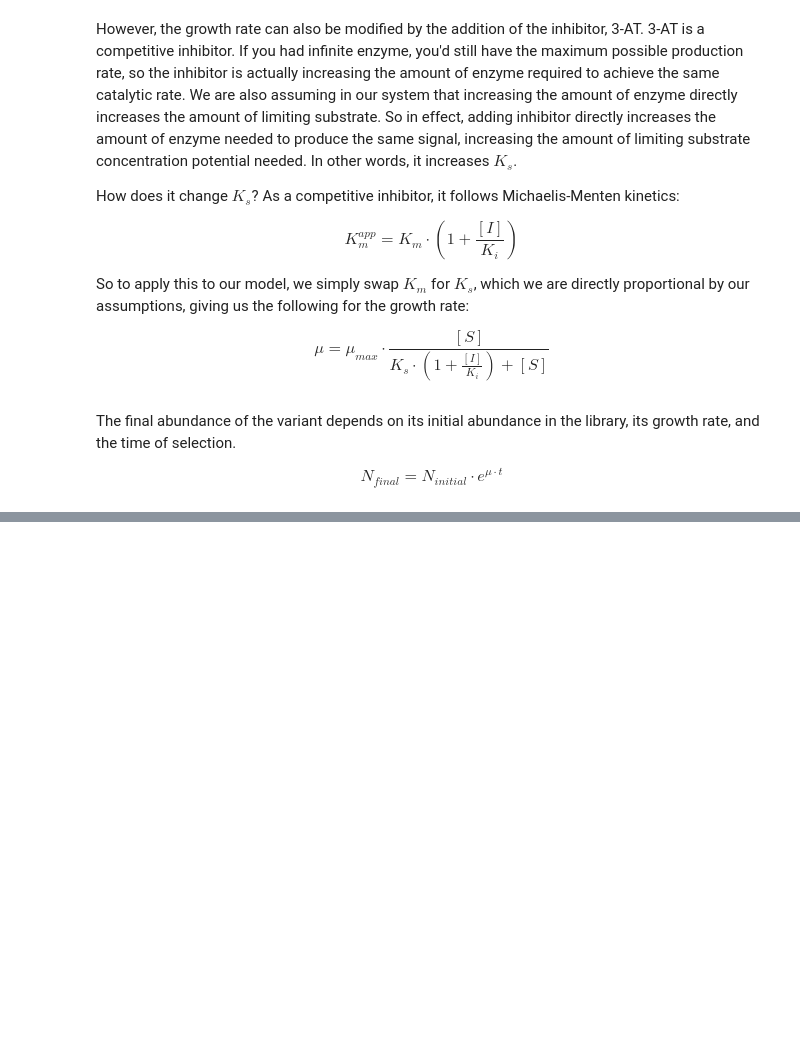
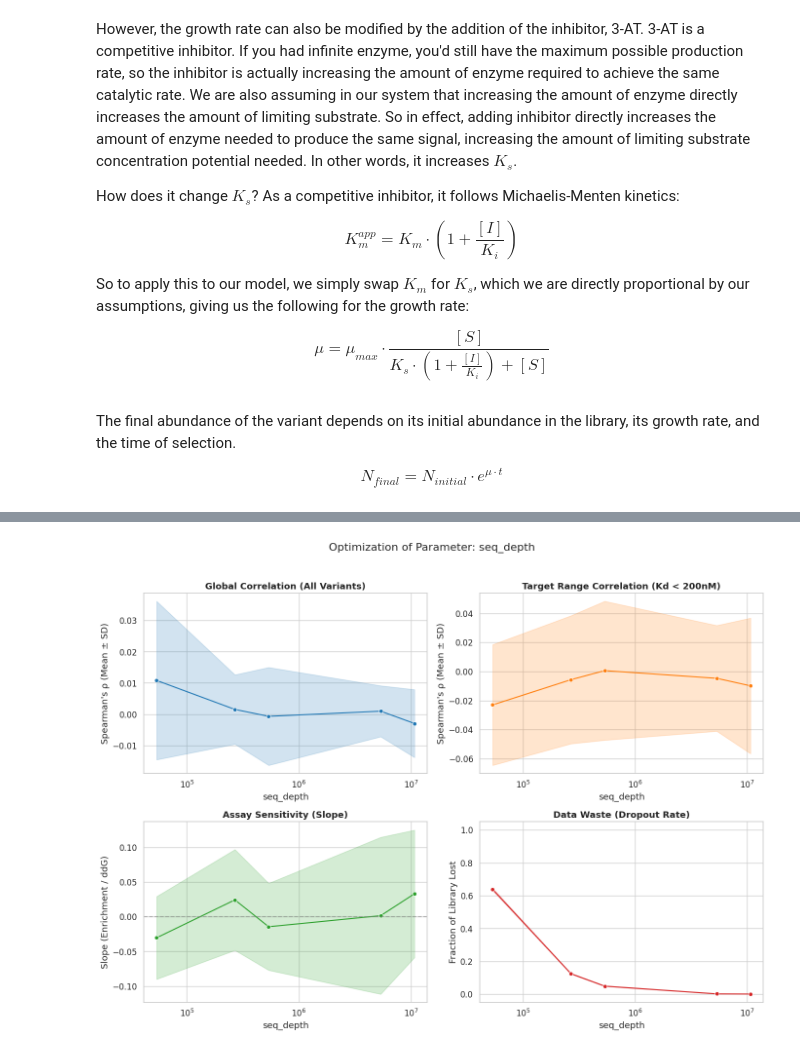
Before and after one commit to odgarrett/simulating-variant-effect-screens, a Jupyter notebook: simulating_y2h_screens.ipynb, the cells around one changed output, grey strips where cells are left out. Cells and saved outputs as stored; diff of their text form; code cells hidden in the pictures; blank space fills up the shorter version.

```diff
--- a/simulating_y2h_screens.ipynb
+++ b/simulating_y2h_screens.ipynb
@@ -78,0 +602,9 @@ Then from here, the steps in `simulate_experiment.ipynb` apply.
+# %%
+param_to_optimize = "seq_depth"
+vals_to_test = [len(gb1_df) * 20, len(gb1_df) * 10, len(gb1_df) * 1, int(len(gb1_df) * .5), int(len(gb1_df) * .1)]
+
+ligand_df = screen_parameter(gb1_df, param_to_optimize, vals_to_test, params, n_replicates=10)
+fig = plot_optimization_results(ligand_df, param_to_optimize, log_x=True)
+fig.show()
+# %% [output]
+[figure, added]
```
Also changed, not shown: parts of 46 cells of this notebook.
